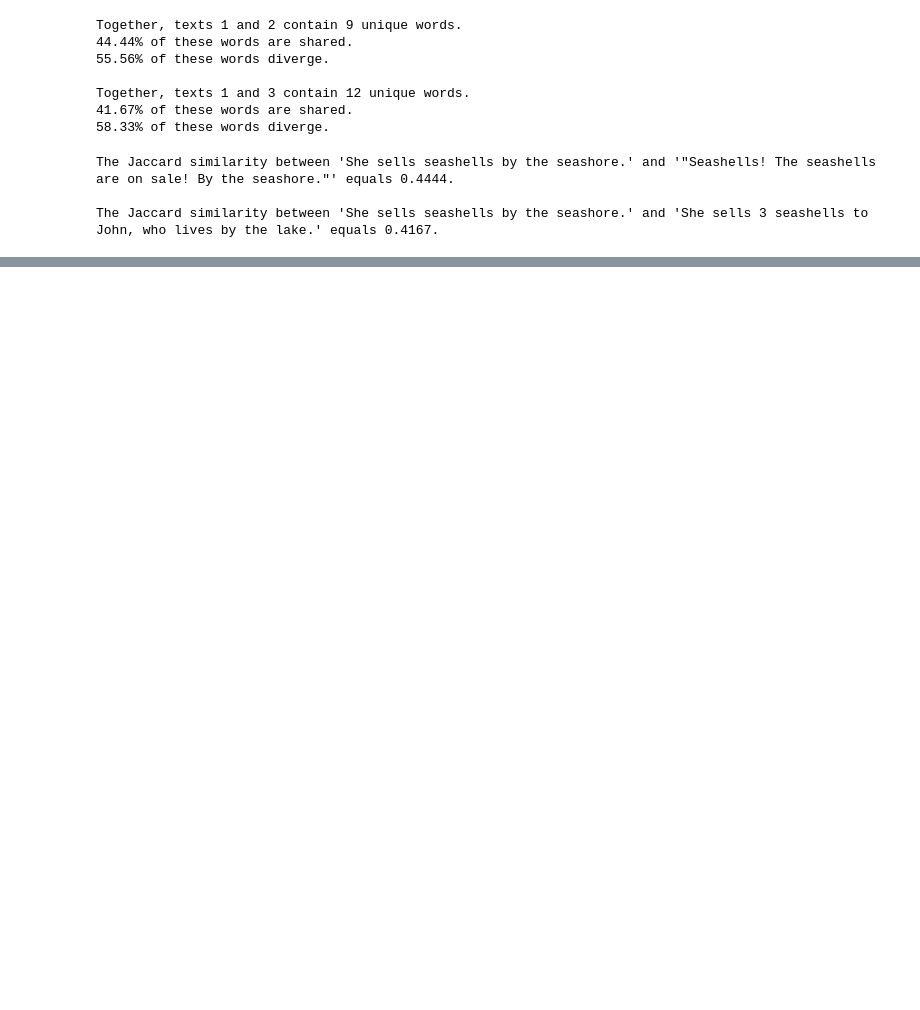
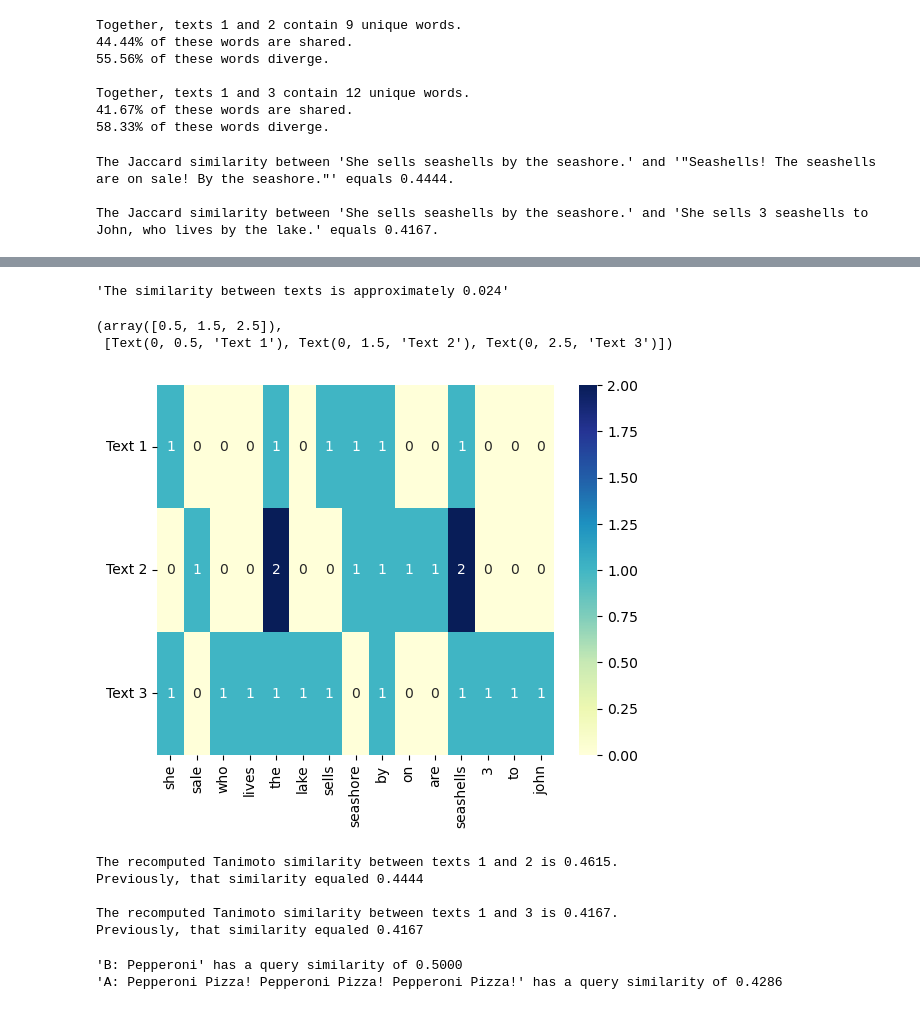
Before and after one commit to lesliebinbin/bootstrap-data-science, a Jupyter notebook: case04_study.ipynb, the cells around one changed output, grey strips where cells are left out. Cells and saved outputs as stored; diff of their text form; code cells hidden in the pictures; blank space fills up the shorter version.

```diff
--- a/case04_study.ipynb
+++ b/case04_study.ipynb
@@ -200,0 +203,35 @@ for i, text in enumerate([text2, text3], 1):
+# %%
+f"The similarity between texts is approximately {similarity:.3f}"
+# %% [output]
+'The similarity between texts is approximately 0.024'
+# %%
+tf_vectors = []
+# %%
+for i, words_list in enumerate(words_lists, 1):
+    tf_vector = np.array([0]*len(vocabulary))
+    for word in words_list:
+        word_index = vocabulary[word]
+        tf_vector[word_index]+=1
+    tf_vectors.append(tf_vector)
+# %%
+sns.heatmap(tf_vectors, annot=True, cmap='YlGnBu', xticklabels=vocabulary.keys(), yticklabels=['Text 1', 'Text 2', 'Text 3'])
+plt.yticks(rotation=0)
+# %% [output]
+(array([0.5, 1.5, 2.5]),
+ [Text(0, 0.5, 'Text 1'), Text(0, 1.5, 'Text 2'), Text(0, 2.5, 'Text 3')])
+[figure, added]
+# %%
+tf_vector1 = tf_vectors[0]
+binary_vector1 = vectors[0]
+for i, tf_vector in enumerate(tf_vectors[1:], 2):
+    similarity = tanimoto_similarity(tf_vector1, tf_vector)
+    old_similarity = tanimoto_similarity(binary_vector1, vectors[i - 1])
+    print(f"The recomputed Tanimoto similarity between texts 1 and {i} is"
+    f" {similarity:.4f}.")
+    print(f"Previously, that similarity equaled {old_similarity:.4f} " "\n")
+# %% [output]
+The recomputed Tanimoto similarity between texts 1 and 2 is 0.4615.
+Previously, that similarity equaled 0.4444
+
+The recomputed Tanimoto similarity between texts 1 and 3 is 0.4167.
+Previously, that similarity equaled 0.4167
@@ -200,0 +248,8 @@ for i, text in enumerate([text2, text3], 1):
+# %%
+for index in sorted(range(len(titles)), key=lambda i: similarities[i], reverse=True):
+    title = titles[index]
+    similarity = similarities[index]
+    print(f"'{title}' has a query similarity of {similarity:.4f}")
+# %% [output]
+'B: Pepperoni' has a query similarity of 0.5000
+'A: Pepperoni Pizza! Pepperoni Pizza! Pepperoni Pizza!' has a query similarity of 0.4286
```
Also changed, not shown: parts of 29 cells of this notebook.
